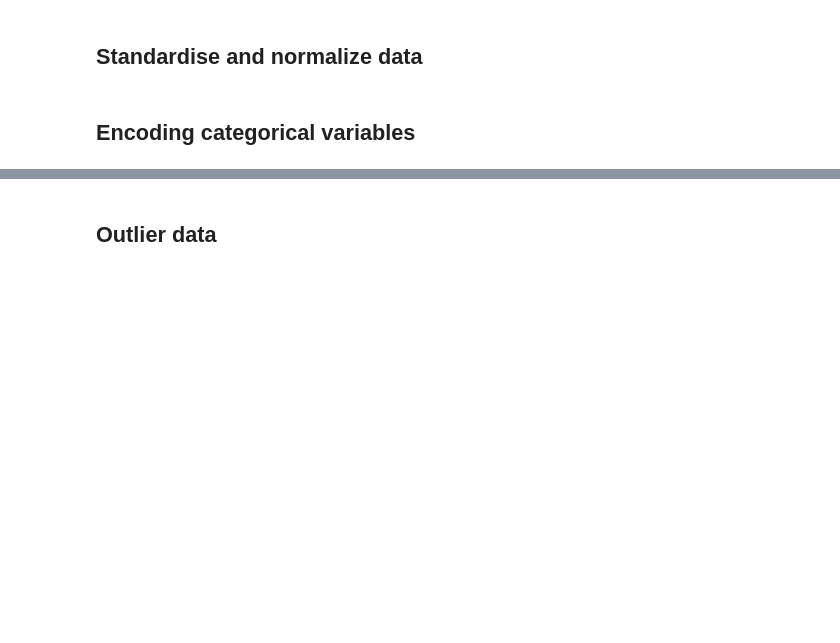
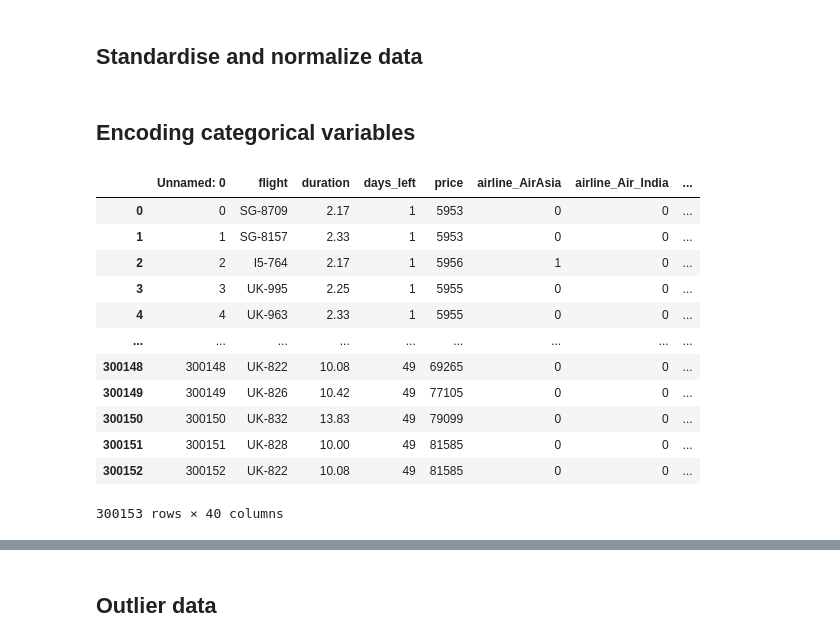
Before and after one commit to Pyame/Flight-Price-Prediction, a Jupyter notebook: main.ipynb, the cells around one changed output, grey strips where cells are left out. Drawn from its saved outputs; the diff is of its cells as text; code cells hidden in the pictures; blank space fills up the shorter version.

```diff
--- a/main.ipynb
+++ b/main.ipynb
@@ -109,3 +110,20 @@ df_economy.drop_duplicates()
 ## Standardise and normalize data
 # %% [markdown]
 ## Encoding categorical variables
+# %%
+df_clean_encoded = pd.get_dummies(df_clean, columns=['airline', 'source_city', 'departure_time', 'stops', 'arrival_time', 'destination_city', 'class'], dtype=int)
+df_clean_encoded
+# %% [output]
+|  | Unnamed: 0 | flight | duration | days_left | price | airline_AirAsia | airline_Air_India | ... |
+| 0 | 0 | SG-8709 | 2.17 | 1 | 5953 | 0 | 0 | ... |
+| 1 | 1 | SG-8157 | 2.33 | 1 | 5953 | 0 | 0 | ... |
+| 2 | 2 | I5-764 | 2.17 | 1 | 5956 | 1 | 0 | ... |
+| 3 | 3 | UK-995 | 2.25 | 1 | 5955 | 0 | 0 | ... |
+| 4 | 4 | UK-963 | 2.33 | 1 | 5955 | 0 | 0 | ... |
+| ... | ... | ... | ... | ... | ... | ... | ... | ... |
+| 300148 | 300148 | UK-822 | 10.08 | 49 | 69265 | 0 | 0 | ... |
+| 300149 | 300149 | UK-826 | 10.42 | 49 | 77105 | 0 | 0 | ... |
+| 300150 | 300150 | UK-832 | 13.83 | 49 | 79099 | 0 | 0 | ... |
+| 300151 | 300151 | UK-828 | 10.00 | 49 | 81585 | 0 | 0 | ... |
+| 300152 | 300152 | UK-822 | 10.08 | 49 | 81585 | 0 | 0 | ... |
+300153 rows × 40 columns
```
Also changed, not shown: parts of 4 cells of this notebook.
